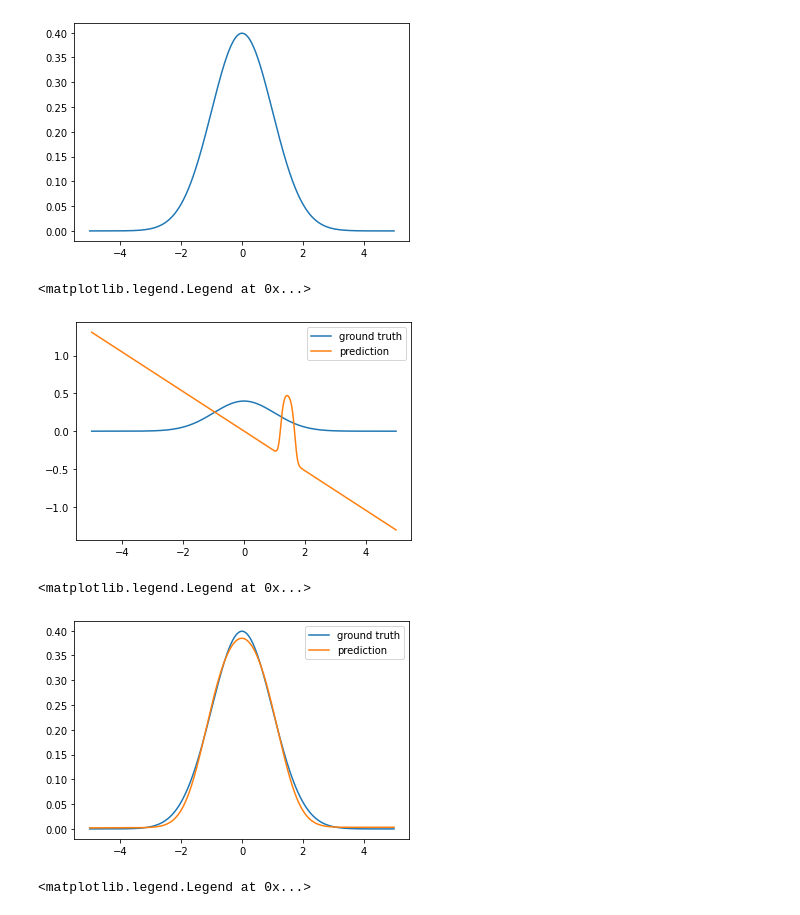
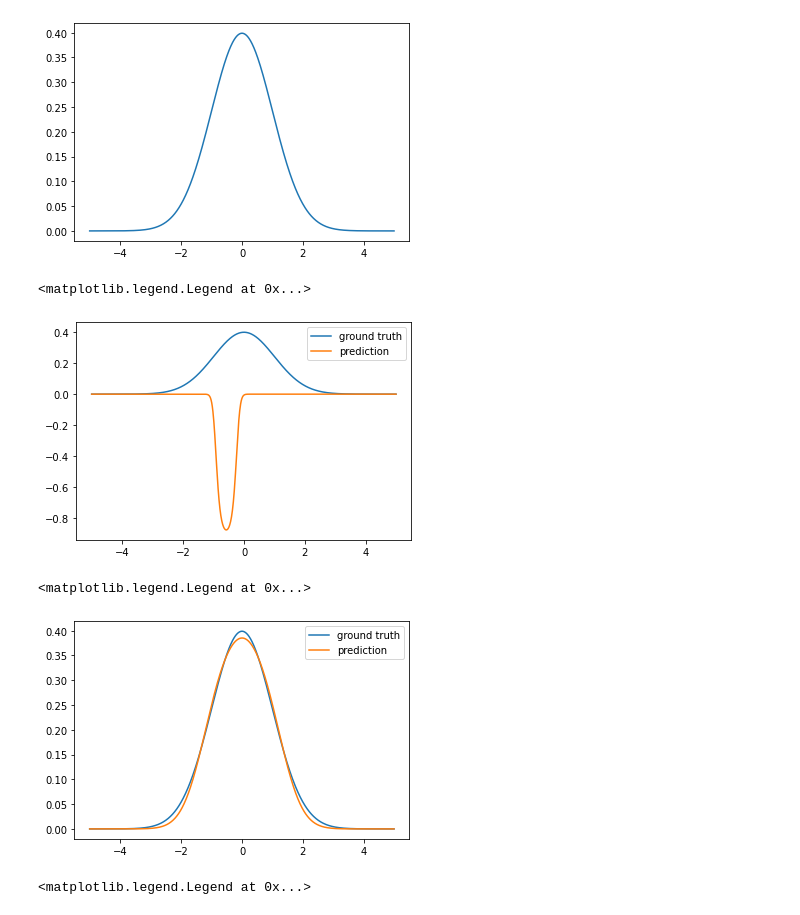
Before and after one commit to LorisPilotto/LorisBallsBasedModel, a Jupyter notebook: test_BoundedParaboloids.ipynb, the cells around one changed output. Drawn from its saved outputs; the diff is of its cells as text; code cells hidden in the pictures.

```diff
--- a/test_BoundedParaboloids.ipynb
+++ b/test_BoundedParaboloids.ipynb
@@ -15,17 +15,17 @@ plt.plot(x, y)
 # %%
 # Note: The goal is to highlight a paraboloid subspace => 'add_linear' to true don't only highlight a paraboloid subspace ...
 
 # model = MultiLayerPerceptron([BoundedParaboloids(10, add_linear=True), BoundedParaboloids(1, add_linear=True)])
-model = SingleLayerPerceptron(BoundedParaboloids(1, add_linear=True))
+model = SingleLayerPerceptron(BoundedParaboloids(1))
 model.compile(loss='mse', optimizer=tf.keras.optimizers.Adam(learning_rate=0.01), metrics=['acc'])
 y_hat = model.predict(x.reshape(-1, 1)).flatten()
 
 plt.plot(x, y, label="ground truth")
 plt.plot(x, y_hat, label="prediction")
 plt.legend()
 # %% [output]
 <matplotlib.legend.Legend at 0x...>
-[figure, old version]
+[figure, new version]
 # %%
 model.fit(x.reshape(-1, 1), y.reshape(-1, 1), epochs=200, verbose=0)
 
@@ -36,7 +36,7 @@ plt.plot(x, y_hat, label="prediction")
 plt.legend()
 # %% [output]
 <matplotlib.legend.Legend at 0x...>
-[figure, old version]
+[figure, new version]
 # %%
 model = MultiLayerPerceptron([tf.keras.layers.Dense(10, 'relu'), tf.keras.layers.Dense(1)])
 model.compile(loss='mse', optimizer=tf.keras.optimizers.Adam(learning_rate=0.01), metrics=['acc'])
```
Also changed, not shown: 3 other files.
